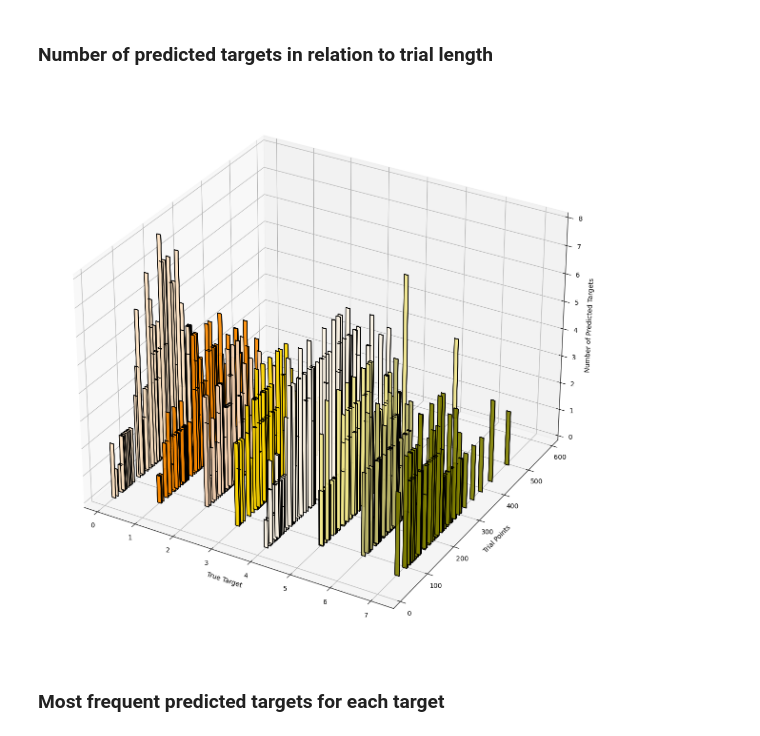
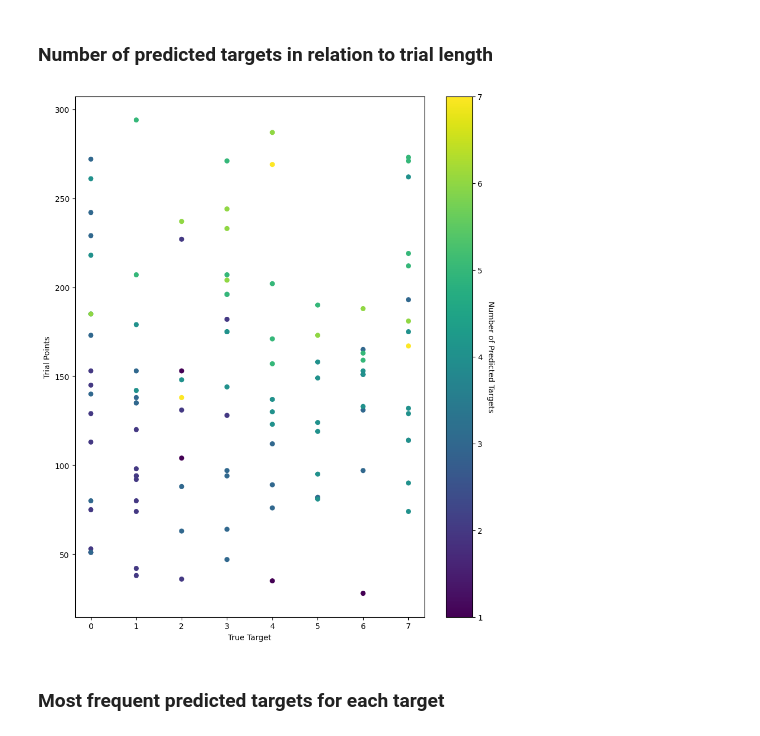
Before and after one commit to shokoofehv/Anticipatory-Indicators-of-Human-Walking-Motion, a Jupyter notebook: Assets/Scripts/test.ipynb, the cells around one changed output. Saved outputs shown, nothing was run; the diff lists cells and outputs as text; code cells hidden in the pictures.

```diff
--- a/Assets/Scripts/test.ipynb
+++ b/Assets/Scripts/test.ipynb
@@ -107,39 +145,50 @@ accu.head()
 # %% [markdown]
 ### Number of predicted targets in relation to trial length
+# %%
+fig = plt.figure(figsize=(10,12))
+
+plt.scatter(accu["target"], accu["trial points"], c = accu["#predicted targets"], s=30)
+cbar = plt.colorbar()
+cbar.ax.set_ylabel('Number of Predicted Targets', rotation=270, labelpad=15)
+
+plt.xlabel("True Target")
+plt.ylabel("Trial Points")
+plt.savefig("../Plots/Number of predicted targets in relation to trial length")
+plt.show()
+# %% [output]
+[figure, added]
 # %%
-df = accu.copy()
+# df = accu.copy()
 
-width = depth = -0.1
+# width = depth = -0.1
 
-xpos = df["target"] - width/2  # x coordinates of each bar
-ypos = df["trial points"] - depth/2  # y coordinates of each bar
-zpos = 0
-dz = df["#predicted targets"]
+# xpos = df["target"] - width/2  # x coordinates of each bar
+# ypos = df["trial points"] - depth/2  # y coordinates of each bar
+# zpos = 0
+# dz = df["#predicted targets"]
 
-cs = ["bisque",
-        "darkorange",
-        "peachpuff",
-        "gold",
-        "oldlace",
-        "khaki",
-        "darkkhaki",
-        "olive"] * len(xpos)
+# cs = ["bisque",
+#         "darkorange",
+#         "peachpuff",
+#         "gold",
+#         "oldlace",
+#         "khaki",
+#         "darkkhaki",
+#         "olive"] * len(xpos)
 
-df["colors"] = df.apply(lambda x: cs[int(x["target"])], axis=1)
+# df["colors"] = df.apply(lambda x: cs[int(x["target"])], axis=1)
 
-colors = cm.tab20(np.linspace(0.5, 0.9, len(xpos)))
-colors = df["colors"]
+# colors = cm.tab20(np.linspace(0.5, 0.9, len(xpos)))
+# colors = df["colors"]
 
-fig = plt.figure(figsize=(15,15))
-ax = fig.add_subplot(111, projection='3d')
-ax.bar3d(xpos-width, ypos+1.5*depth, zpos, width, depth*3, dz, shade=False, edgecolor = 'black', color=colors, alpha=0.7)
+# fig = plt.figure(figsize=(15,15))
+# ax = fig.add_subplot(111, projection='3d')
+# ax.bar3d(xpos-width, ypos+1.5*depth, zpos, width, depth*3, dz, shade=False, edgecolor = 'black', color=colors, alpha=0.7)
 
-ax.set_xlabel("True Target")
-ax.set_ylabel("Trial Points")
-ax.set_zlabel("Number of Predicted Targets")
-plt.savefig("../Plots/Number of predicted targets in relation to trial length")
-plt.show()
+# ax.set_xlabel("True Target")
+# ax.set_ylabel("Trial Points")
+# ax.set_zlabel("Number of Predicted Targets")
+# plt.savefig("../Plots/Number of predicted targets in relation to trial length")
+# plt.show()
-# %% [output]
-[figure, removed]
 # %% [markdown]
 ### Most frequent predicted targets for each target
```
Also changed, not shown: parts of 20 cells of this notebook, 16 other files.
